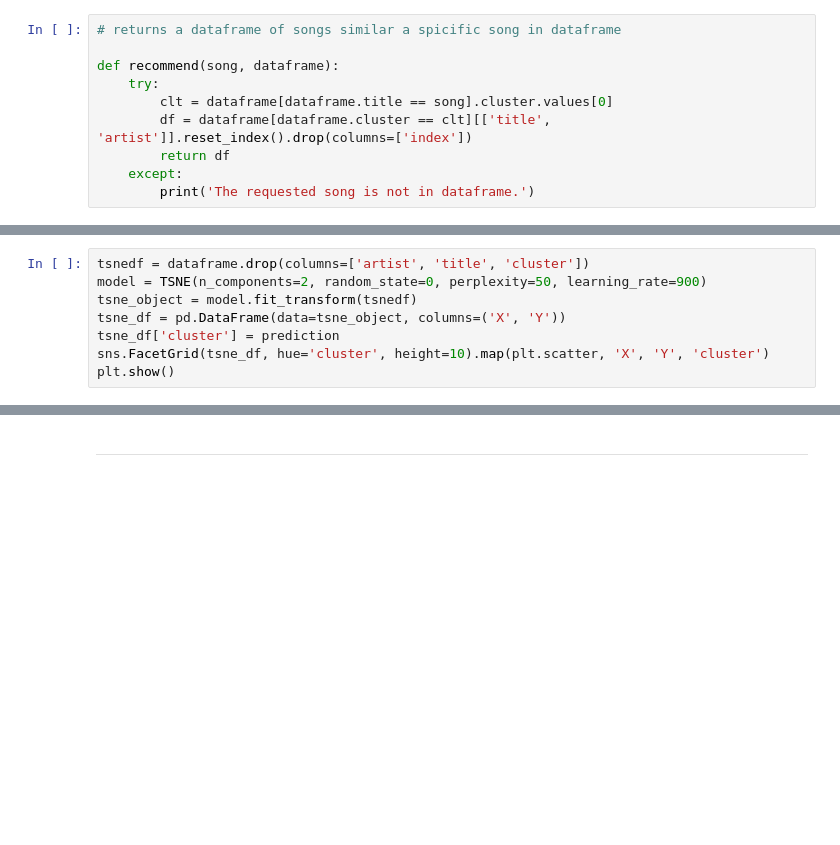
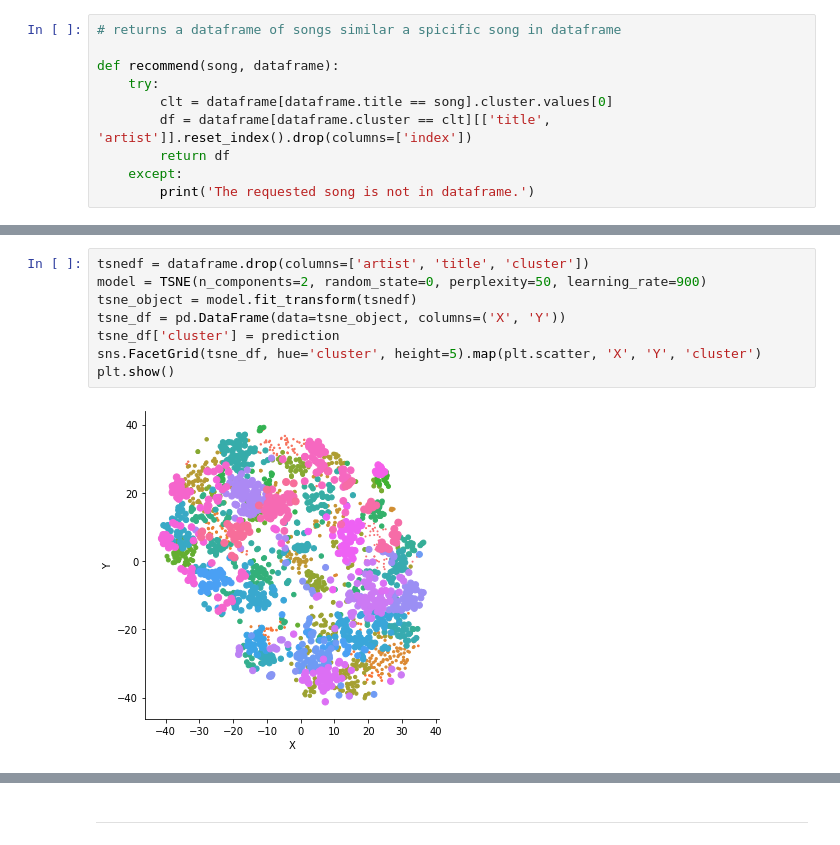
Before and after one commit to uic-cs418/cs418-s20-the-diatonics, a Jupyter notebook: CS418 Project .ipynb, the cells around one changed output, grey strips where cells are left out. Saved outputs shown, nothing was run; the diff lists cells and outputs as text; blank space fills up the shorter version.

```diff
--- a/CS418 Project .ipynb
+++ b/CS418 Project .ipynb
@@ -200,11 +167,13 @@ recommend('Back In Black', dataframe).head()
 # %%
 tsnedf = dataframe.drop(columns=['artist', 'title', 'cluster'])
 model = TSNE(n_components=2, random_state=0, perplexity=50, learning_rate=900)
 tsne_object = model.fit_transform(tsnedf)
 tsne_df = pd.DataFrame(data=tsne_object, columns=('X', 'Y'))
 tsne_df['cluster'] = prediction
-sns.FacetGrid(tsne_df, hue='cluster', height=10).map(plt.scatter, 'X', 'Y', 'cluster')
+sns.FacetGrid(tsne_df, hue='cluster', height=5).map(plt.scatter, 'X', 'Y', 'cluster')
 plt.show()
+# %% [output]
+[figure, added]
 # %%
 dataframe['baseline'] = 0
 
```
Also changed, not shown: parts of 6 cells of this notebook.
